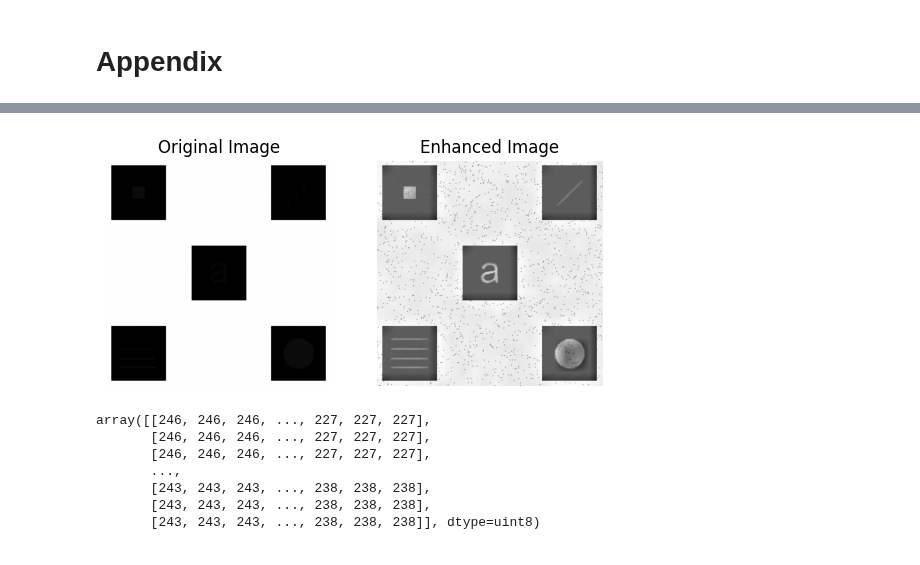
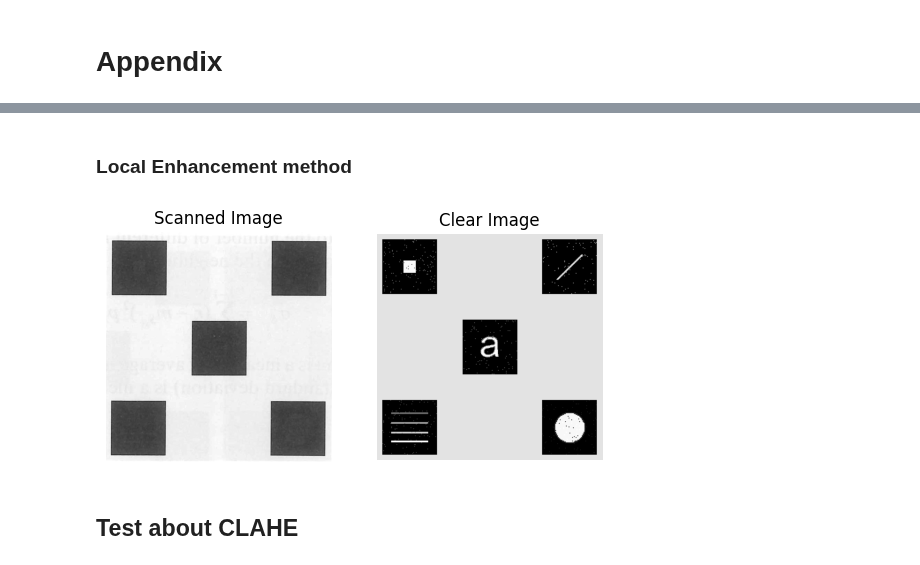
Before and after one commit to Vincent-Lien/NYCU_DIP_2024, a Jupyter notebook: HW3-2/HW3_2_code.ipynb, the cells around one changed output, grey strips where cells are left out. Drawn from its saved outputs; the diff is of its cells as text; code cells hidden in the pictures.

```diff
--- a/HW3-2/HW3_2_code.ipynb
+++ b/HW3-2/HW3_2_code.ipynb
@@ -92,14 +118,14 @@ array([[227, 227, 227, ..., 227, 227, 227],
+# %% [markdown]
+### Local Enhancement method
+# %%
+local_enhanced_img2 = localEnhancement(image=img2)
+compareImages(local_enhanced_img2, local_enhanced_img, 'Scanned Image', 'Clear Image')
+# %% [output]
+[figure, added]
+# %% [markdown]
+## Test about CLAHE
 # %%
-# Test about CLAHE
-clahe = cv2.createCLAHE(clipLimit=160, tileGridSize=(15,15))
-clahe_img = clahe.apply(img)
-show_images(img, clahe_img)
+def CLAHEmethod(image, cliplimit=40, tileGridSize=(3, 3)):
+    clahe = cv2.createCLAHE(clipLimit=cliplimit, tileGridSize=tileGridSize)
+    clahe_img = clahe.apply(image)
+    return clahe_img
-# %% [output]
-[figure, removed]
-array([[246, 246, 246, ..., 227, 227, 227],
-       [246, 246, 246, ..., 227, 227, 227],
-       [246, 246, 246, ..., 227, 227, 227],
-       ...,
-       [243, 243, 243, ..., 238, 238, 238],
-       [243, 243, 243, ..., 238, 238, 238],
-       [243, 243, 243, ..., 238, 238, 238]], dtype=uint8)
```
Also changed, not shown: parts of 13 cells of this notebook.
